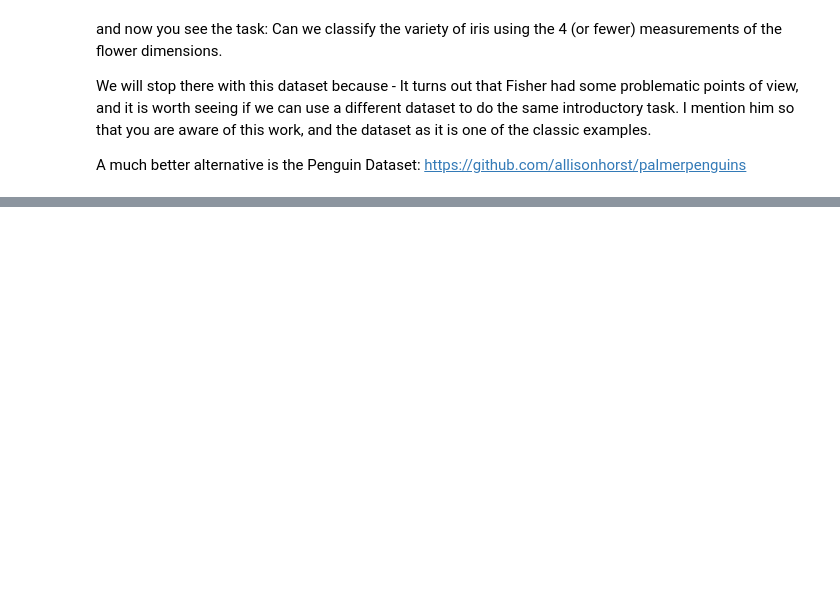
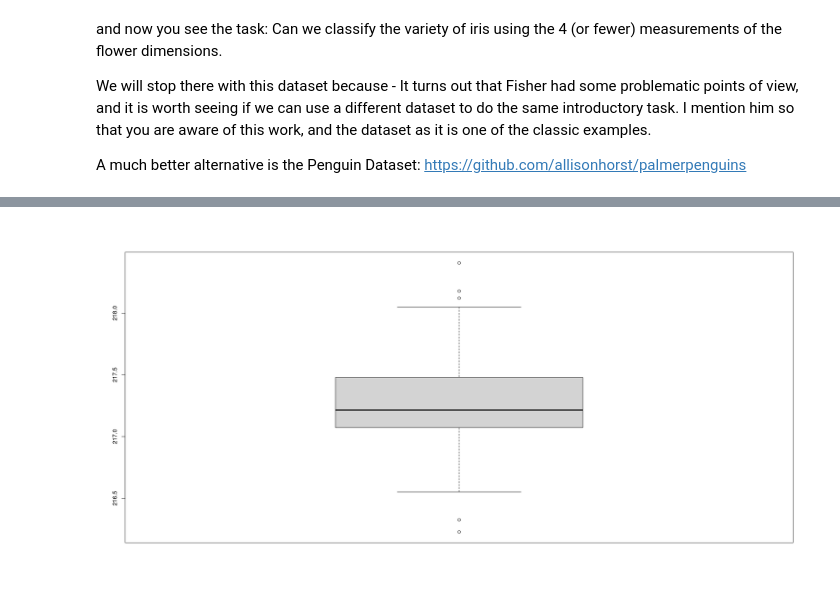
Before and after one commit to virgilpierce/MATH_795, a Jupyter notebook: Week 1.ipynb, the cells around one changed output, grey strips where cells are left out. Drawn from its saved outputs; the diff is of its cells as text; code cells hidden in the pictures; blank space fills up the shorter version.

```diff
--- a/Week 1.ipynb
+++ b/Week 1.ipynb
@@ -84,0 +215,4 @@ Warning message:
+# %%
+boxplot(data)
+# %% [output]
+[figure, added]
```
Also changed, not shown: parts of 17 cells of this notebook.
